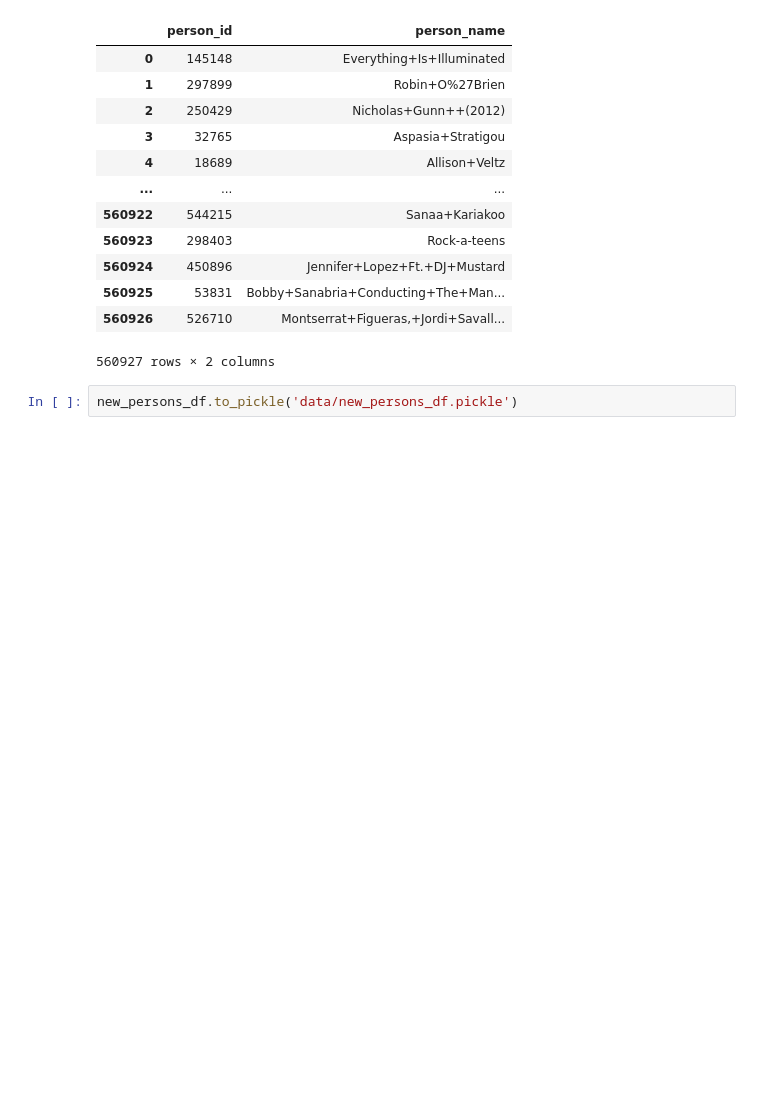
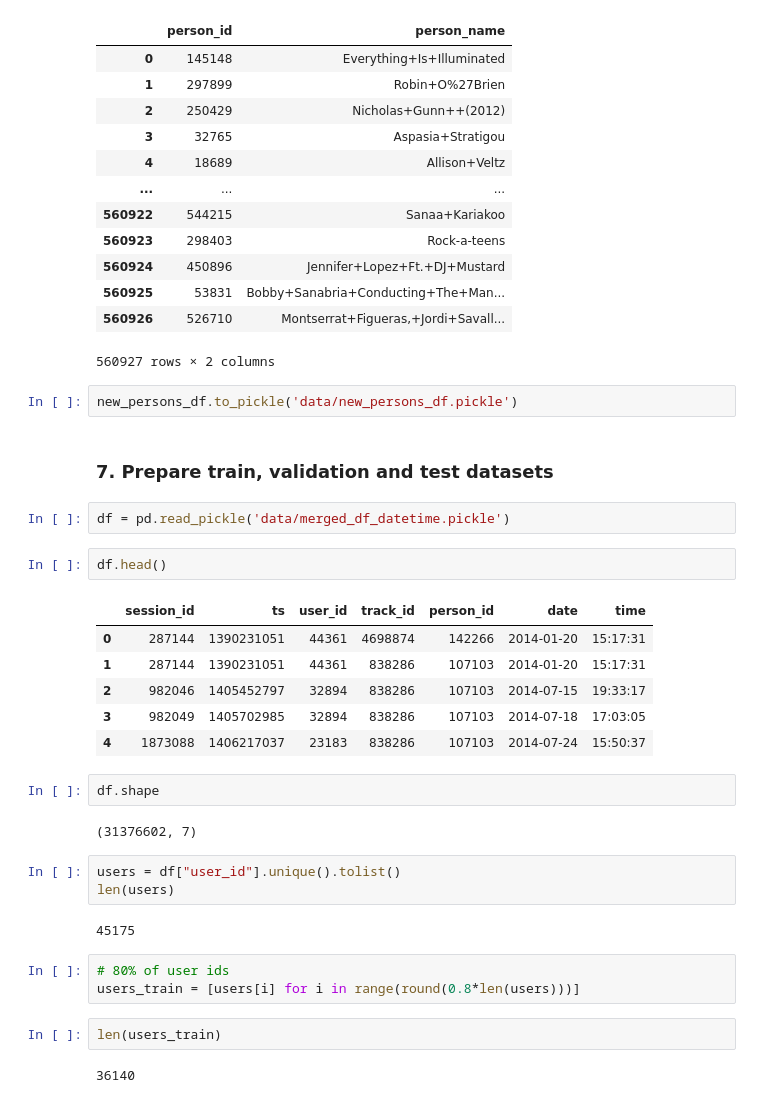
Before and after one commit to ShalyginaA/30Music-artist-recommendation, a Jupyter notebook: data_preparation.ipynb, the cells around one changed output. Cells and saved outputs as stored; diff of their text form; blank space fills up the shorter version.

Commit message:
Train, validation and test split added

```diff
--- a/data_engineering.ipynb
+++ b/data_preparation.ipynb
@@ -302,3 +307,32 @@ new_persons_df
 560927 rows × 2 columns
 # %%
 new_persons_df.to_pickle('data/new_persons_df.pickle')
+# %% [markdown]
+### 7. Prepare train, validation and test datasets
+# %%
+df = pd.read_pickle('data/merged_df_datetime.pickle')
+# %%
+df.head()
+# %% [output]
+|  | session_id | ts | user_id | track_id | person_id | date | time |
+| 0 | 287144 | 1390231051 | 44361 | 4698874 | 142266 | 2014-01-20 | 15:17:31 |
+| 1 | 287144 | 1390231051 | 44361 | 838286 | 107103 | 2014-01-20 | 15:17:31 |
+| 2 | 982046 | 1405452797 | 32894 | 838286 | 107103 | 2014-07-15 | 19:33:17 |
+| 3 | 982049 | 1405702985 | 32894 | 838286 | 107103 | 2014-07-18 | 17:03:05 |
+| 4 | 1873088 | 1406217037 | 23183 | 838286 | 107103 | 2014-07-24 | 15:50:37 |
+# %%
+df.shape
+# %% [output]
+(31376602, 7)
+# %%
+users = df["user_id"].unique().tolist()
+len(users)
+# %% [output]
+45175
+# %%
+# 80% of user ids
+users_train = [users[i] for i in range(round(0.8*len(users)))]
+# %%
+len(users_train)
+# %% [output]
+36140
```
Also changed, not shown: parts of 12 cells of this notebook.
